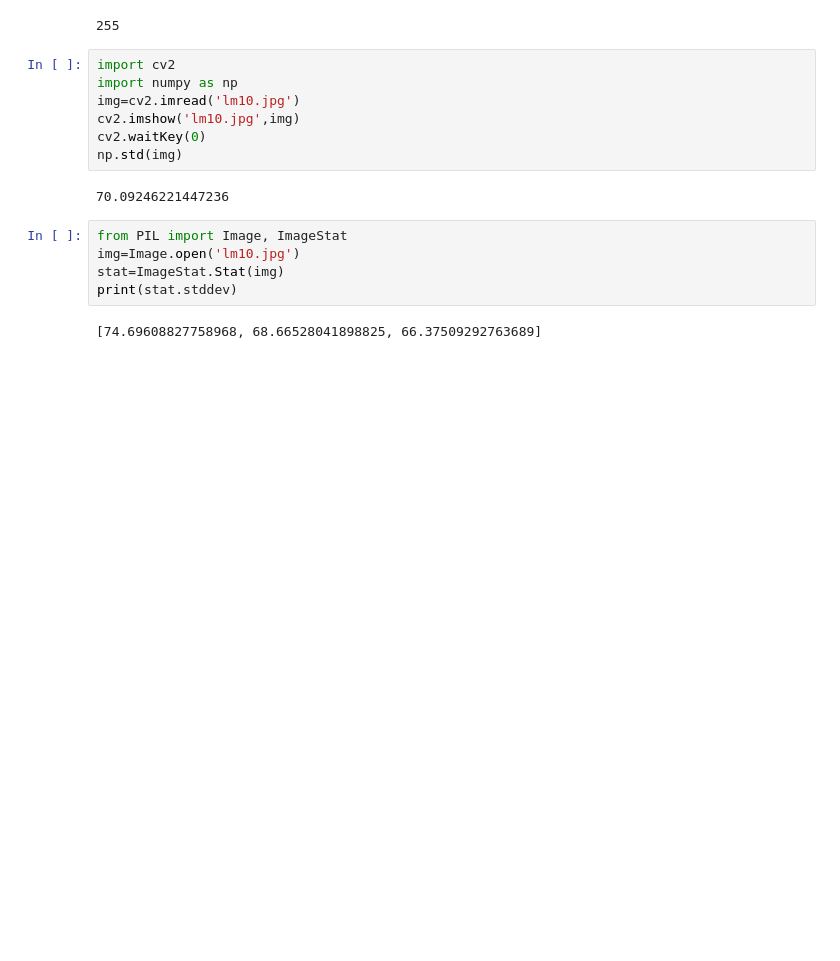
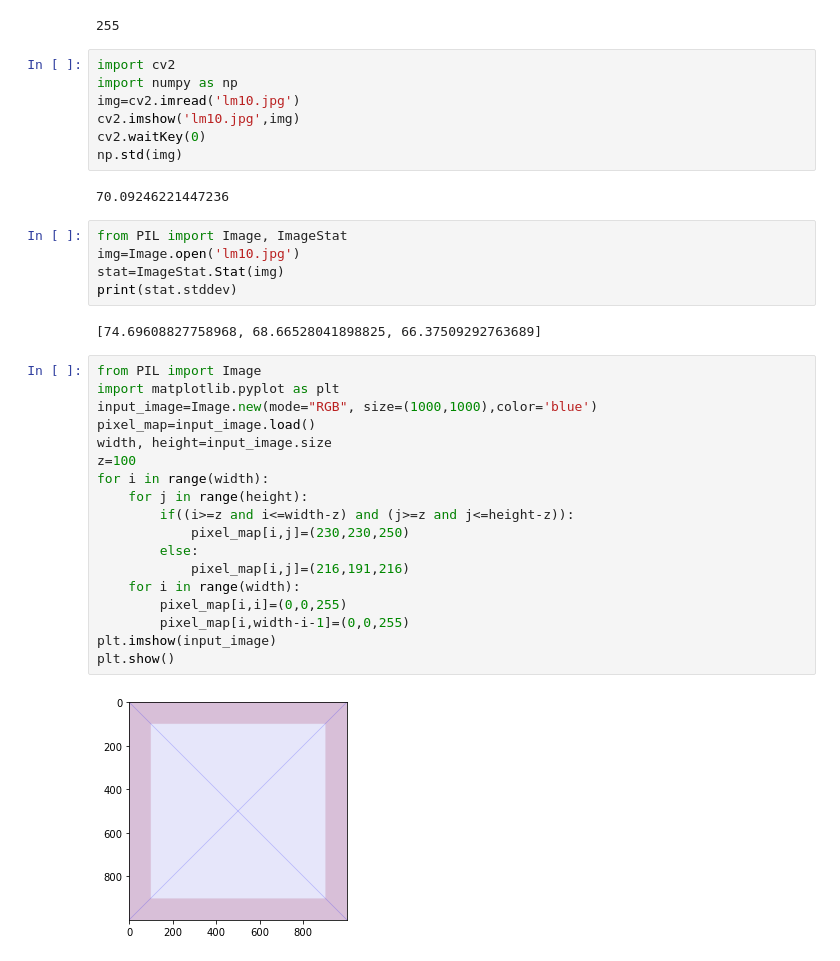
Before and after one commit to Swap77nil/Image-Processing, a Jupyter notebook: Untitled38.ipynb, the cells around one changed output. Cells and saved outputs as stored; diff of their text form; blank space fills up the shorter version.

```diff
--- a/Untitled38.ipynb
+++ b/Untitled38.ipynb
@@ -335,3 +335,23 @@ stat=ImageStat.Stat(img)
 print(stat.stddev)
 # %% [output]
 [74.69608827758968, 68.66528041898825, 66.37509292763689]
+# %%
+from PIL import Image
+import matplotlib.pyplot as plt
+input_image=Image.new(mode="RGB", size=(1000,1000),color='blue')
+pixel_map=input_image.load()
+width, height=input_image.size
+z=100
+for i in range(width):
+    for j in range(height):
+        if((i>=z and i<=width-z) and (j>=z and j<=height-z)):
+            pixel_map[i,j]=(230,230,250)
+        else:
+            pixel_map[i,j]=(216,191,216)
+    for i in range(width):
+        pixel_map[i,i]=(0,0,255)
+        pixel_map[i,width-i-1]=(0,0,255)
+plt.imshow(input_image)
+plt.show()
+# %% [output]
+[figure, added]
```
